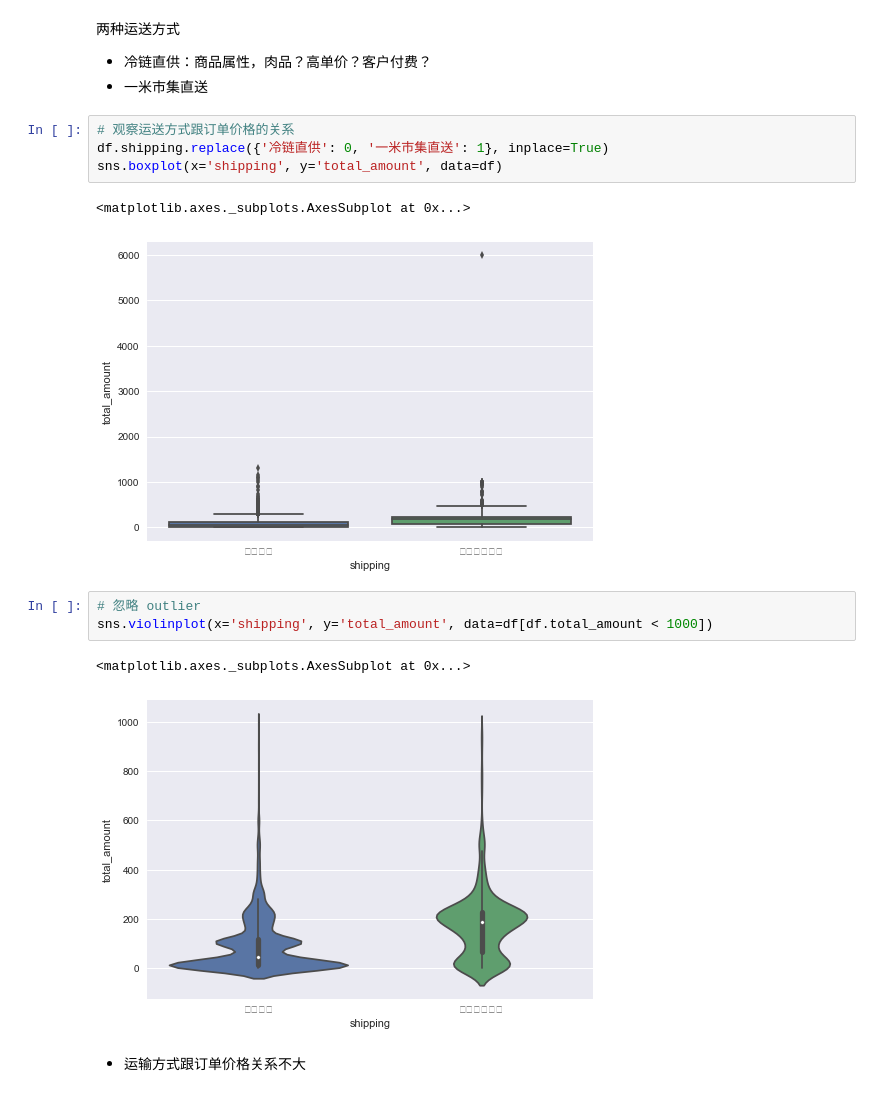
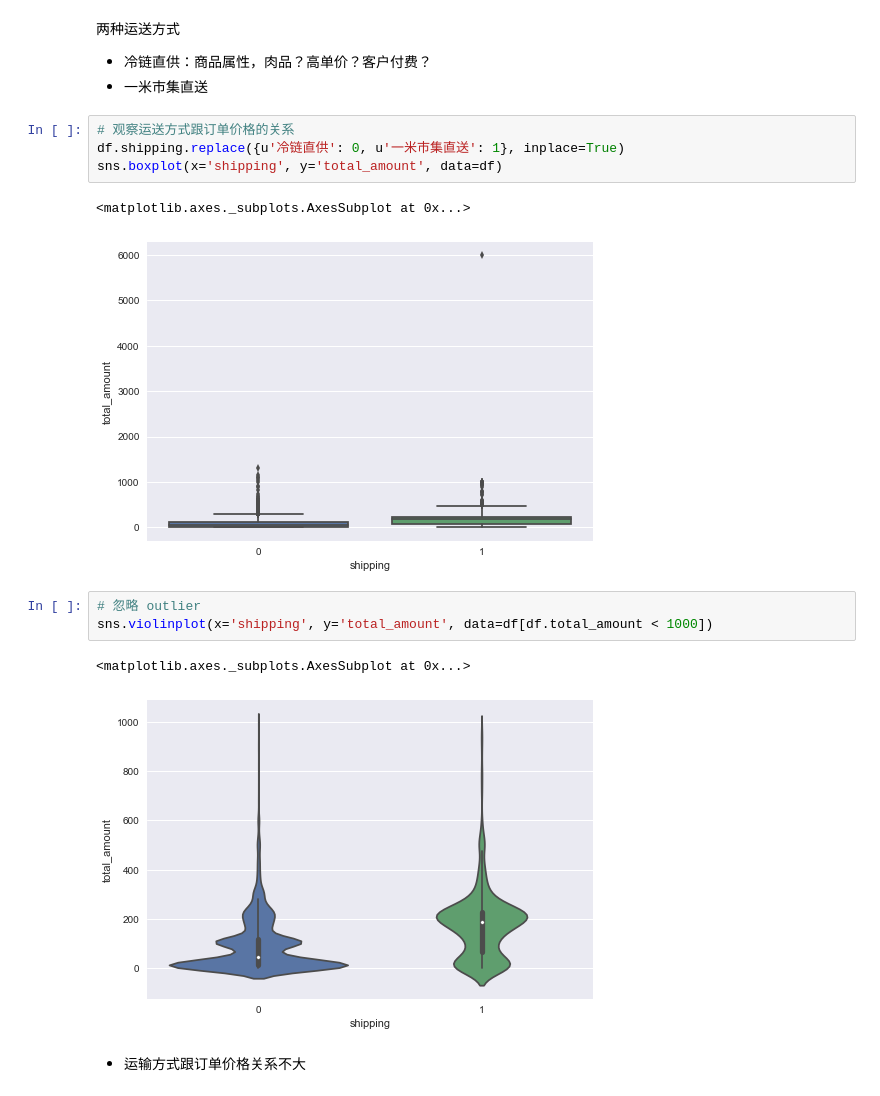
Before and after one commit to hugolu/learn-data-analysis, a Jupyter notebook: yimi/try-exploration.ipynb, the cells around one changed output. Drawn from its saved outputs; the diff is of its cells as text.

```diff
--- a/yimi/try-exploration.ipynb
+++ b/yimi/try-exploration.ipynb
@@ -308,17 +313,17 @@ Name: shipping, dtype: int64
 - 一米市集直送
 # %%
 # 观察运送方式跟订单价格的关系
-df.shipping.replace({'冷链直供': 0, '一米市集直送': 1}, inplace=True)
+df.shipping.replace({u'冷链直供': 0, u'一米市集直送': 1}, inplace=True)
 sns.boxplot(x='shipping', y='total_amount', data=df)
 # %% [output]
 <matplotlib.axes._subplots.AxesSubplot at 0x...>
-[figure, old version]
+[figure, new version]
 # %%
 # 忽略 outlier
 sns.violinplot(x='shipping', y='total_amount', data=df[df.total_amount < 1000])
 # %% [output]
 <matplotlib.axes._subplots.AxesSubplot at 0x...>
-[figure, old version]
+[figure, new version]
 # %% [markdown]
 - 运输方式跟订单价格关系不大
 # %% [markdown]
```
Also changed, not shown: parts of 7 cells of this notebook, 1 other file.
